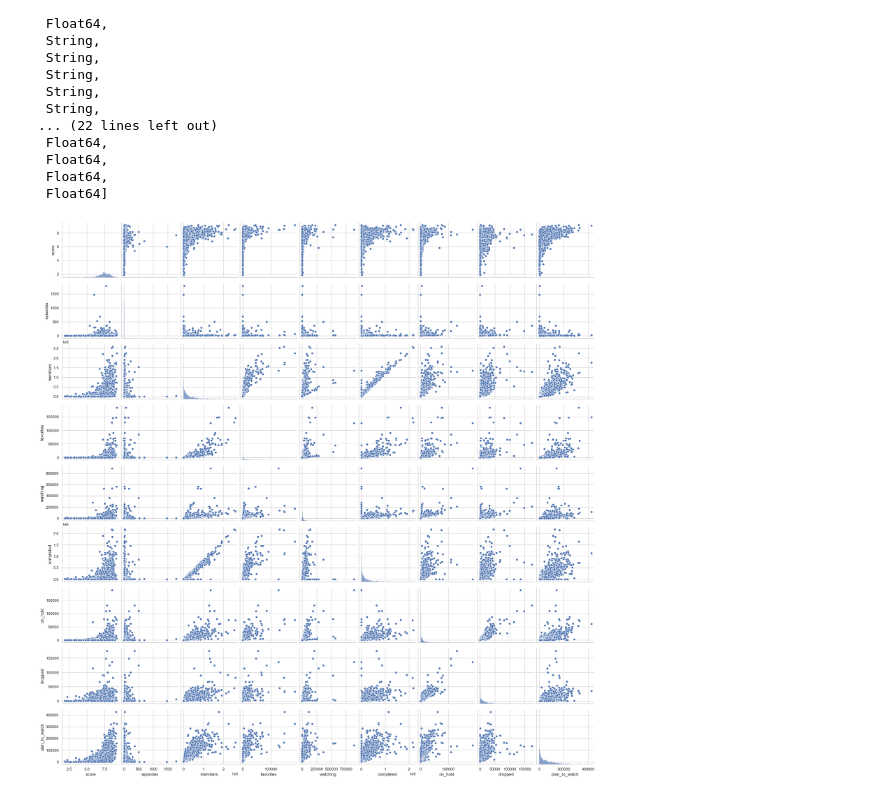
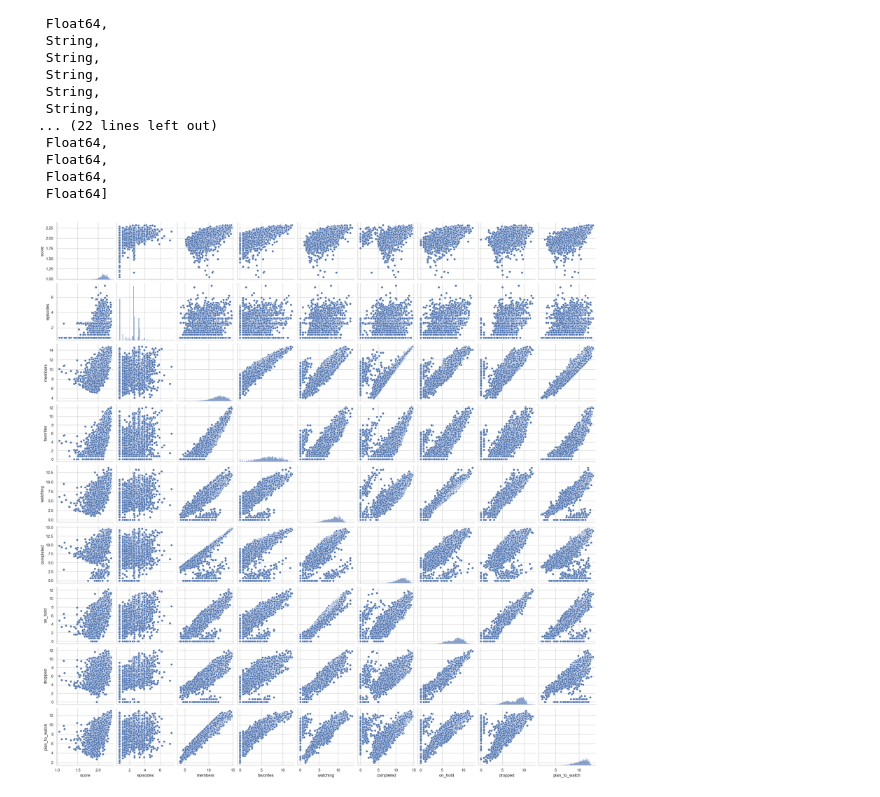
Before and after one commit to Nubily44/CD_EP, a Jupyter notebook: analise_exploratoria.ipynb, the cells around one changed output. Cells and saved outputs as stored; diff of their text form; code cells hidden in the pictures.

```diff
--- a/analise_exploratoria.ipynb
+++ b/analise_exploratoria.ipynb
@@ -63,10 +64,18 @@ categorical_analysis_cols = [
 ]
+# %%
+df_log = df.with_columns(
+    [
+        pl.col(col).log1p().alias(col)
+        for col, dtype in df.schema.items()
+        if dtype.is_numeric()
+    ]
+)
 # %%
 sns.pairplot(
-    df.to_pandas(),
+    df_log.to_pandas(),
     vars=numeric_analysis_cols
 )
 
 plt.show()
 # %% [output]
-[figure, old version]
+[figure, new version]
```
Also changed, not shown: parts of 2 cells of this notebook.
